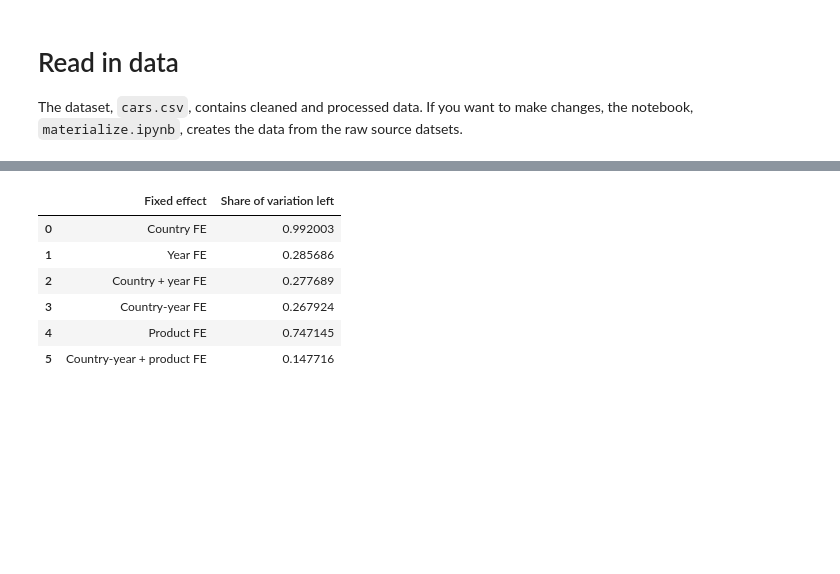
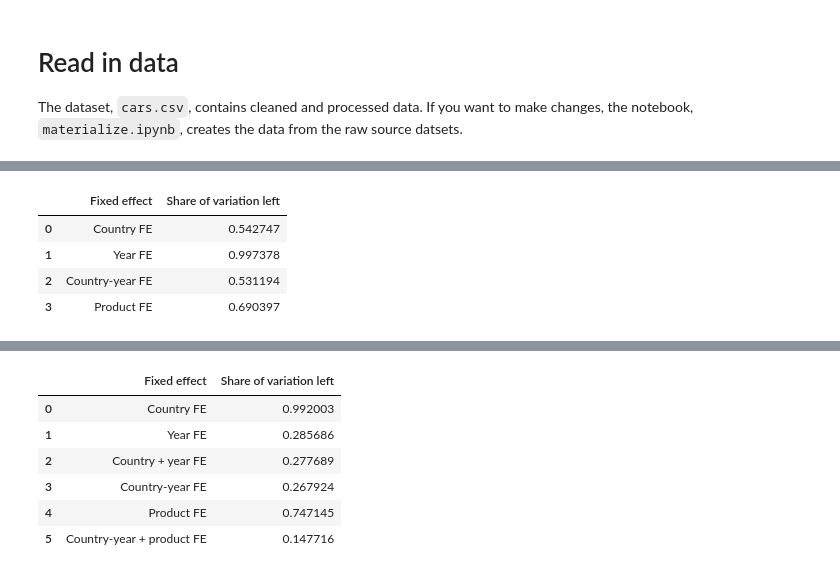
Before and after one commit to SofusGM/aio_2026, a Jupyter notebook: project_one/src/fixed effects.ipynb, the cells around one changed output, grey strips where cells are left out. Cells and saved outputs as stored; diff of their text form; code cells hidden in the pictures; blank space fills up the shorter version.

```diff
--- a/project_one/src/fixed effects.ipynb
+++ b/project_one/src/fixed effects.ipynb
@@ -91,3 +81,35 @@ cars["price_TFE_resid"] = (
 
 cars["year"] = 1900 + pd.to_numeric(cars["ye"])
 cars["market"] = cars["ma"].map(lbl_vals["market"])
+# %%
+# Use the same observations for all comparisons
+d = cars.dropna(subset=["ma", "ye", "co", "eurpr"]).copy()
+d = d[d["eurpr"] > 0]
+d["log_p"] = np.log(d["xexr"])
+
+fixed_effects = {
+    "Country FE": ["ma"],
+    "Year FE": ["ye"],
+    "Country-year FE": ["ma", "ye"],
+    "Product FE": ["brd"],
+}
+
+results = []
+
+for label, groups in fixed_effects.items():
+    residual = d["log_p"] - d.groupby(groups)["log_p"].transform("mean")
+    results.append({
+        "Fixed effect": label,
+        "Share of variation left": residual.var() / d["log_p"].var()
+    })
+
+variation_left = pd.DataFrame(results)
+#plot in barplot
+
+variation_left
+# %% [output]
+|  | Fixed effect | Share of variation left |
+| 0 | Country FE | 0.542747 |
+| 1 | Year FE | 0.997378 |
+| 2 | Country-year FE | 0.531194 |
+| 3 | Product FE | 0.690397 |
```
Also changed, not shown: parts of 8 cells of this notebook, 23 other files.
